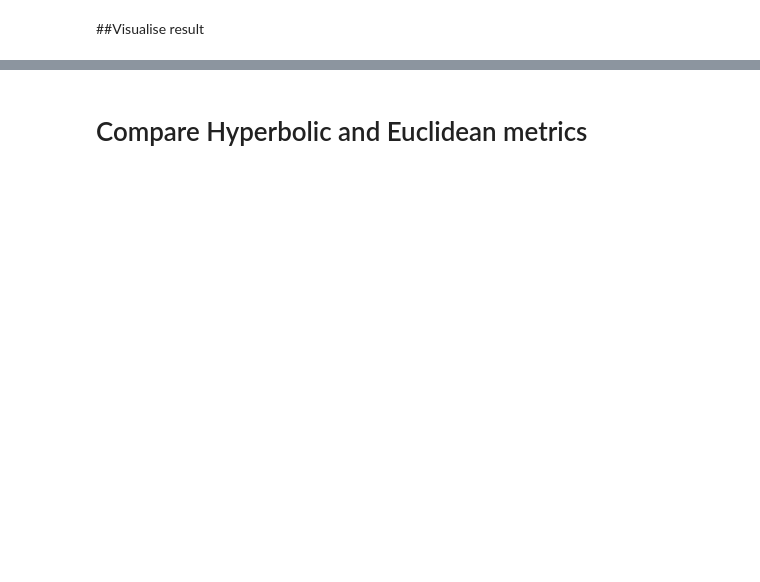
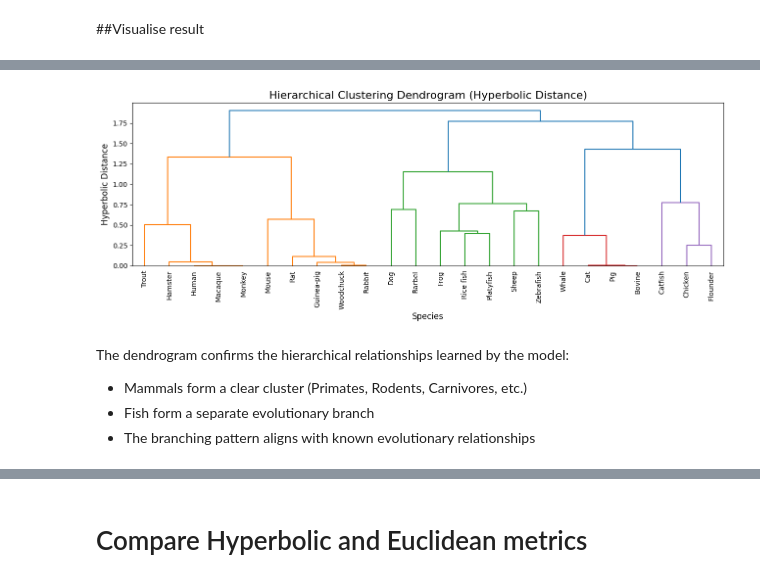
Before and after one commit to AI-is-out-there/neural-network-skills-review, a Jupyter notebook: vanilla-code/task4-2_genomic_unsupervised_classifiacation.ipynb, the cells around one changed output, grey strips where cells are left out. Saved outputs shown, nothing was run; the diff lists cells and outputs as text; code cells hidden in the pictures; blank space fills up the shorter version.

```diff
--- a/vanilla-code/task4-2_genomic_unsupervised_classifiacation.ipynb
+++ b/vanilla-code/task4-2_genomic_unsupervised_classifiacation.ipynb
@@ -617,0 +470,46 @@ plot_euclidean(euclidean_embeddings, df['name'].tolist(),
+# %%
+# Create a dendrogram based on hyperbolic distances
+from scipy.cluster.hierarchy import linkage, dendrogram
+from scipy.spatial.distance import pdist, squareform
+
+# Calculate hyperbolic distances between all pairs
+n = len(poincare_embeddings)
+distances = np.zeros((n, n))
+
+for i in range(n):
+    for j in range(i+1, n):
+        # Convert to torch tensors
+        x = torch.tensor(poincare_embeddings[i], dtype=torch.float32).unsqueeze(0)
+        y = torch.tensor(poincare_embeddings[j], dtype=torch.float32).unsqueeze(0)
+
+        # Calculate hyperbolic distance
+        dist = model.poincare.distance(x, y).item()
+        distances[i, j] = dist
+        distances[j, i] = dist
+
+# Convert to condensed distance matrix for hierarchical clustering
+condensed_distances = squareform(distances)
+
+# Perform hierarchical clustering using average linkage
+Z = linkage(condensed_distances, method='average')
+
+# Plot dendrogram
+plt.figure(figsize=(13, 5))
+dendro = dendrogram(Z,
+                   labels=df['name'].tolist(),
+                   leaf_rotation=90,
+                   leaf_font_size=10,
+                   color_threshold=0.7*max(Z[:,2]))
+plt.title('Hierarchical Clustering Dendrogram (Hyperbolic Distance)', fontsize=16)
+plt.xlabel('Species', fontsize=12)
+plt.ylabel('Hyperbolic Distance', fontsize=12)
+plt.tight_layout()
+plt.show()
+# %% [output]
+[figure, added]
+# %% [markdown]
+
+The dendrogram confirms the hierarchical relationships learned by the model:
+ - Mammals form a clear cluster (Primates, Rodents, Carnivores, etc.)
+ - Fish form a separate evolutionary branch
+ - The branching pattern aligns with known evolutionary relationships
```
Also changed, not shown: parts of 13 cells of this notebook.
